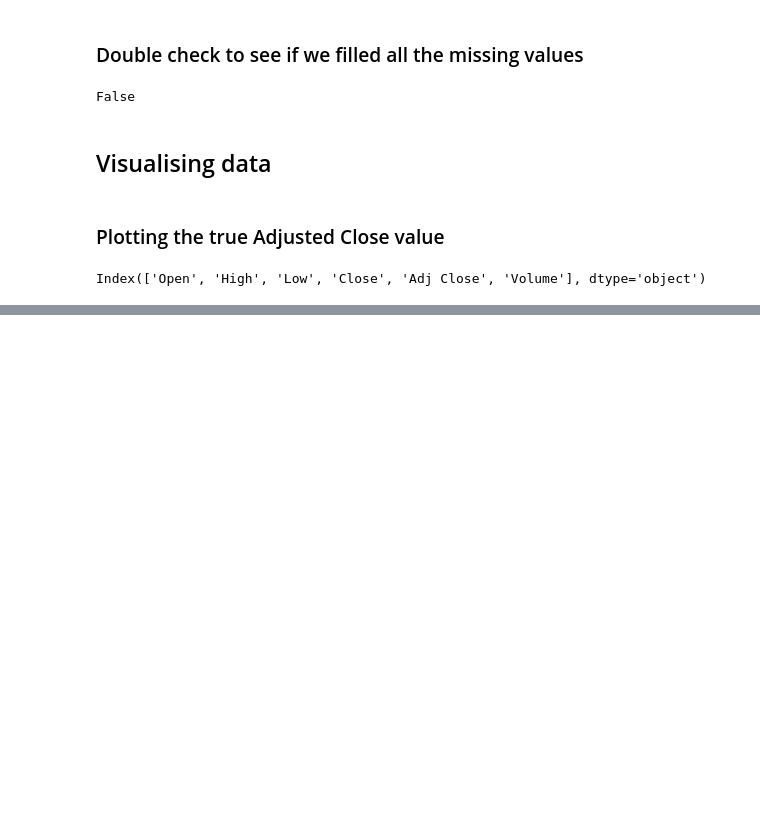
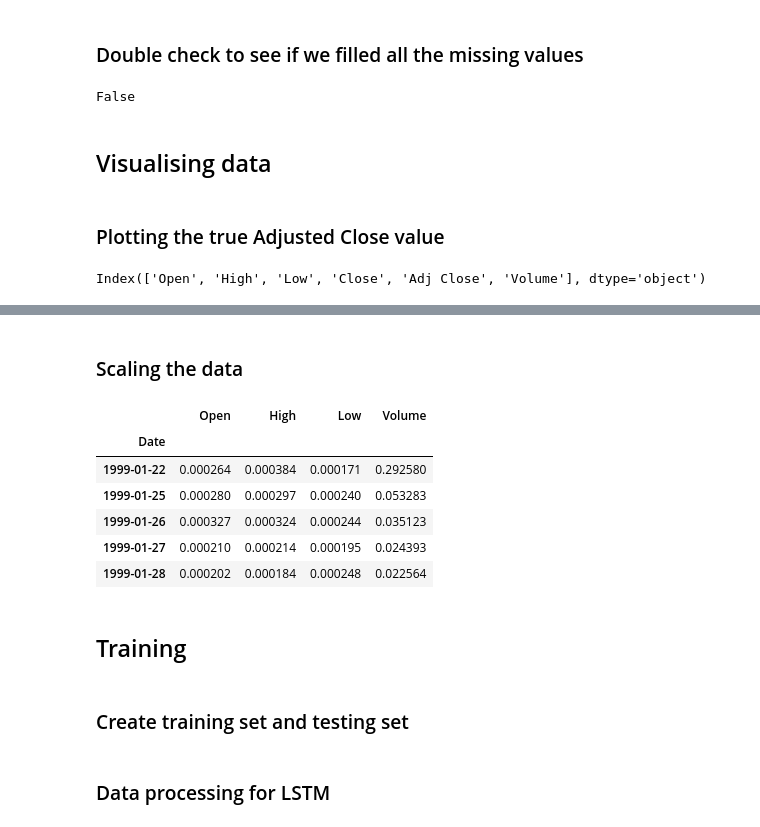
Before and after one commit to albertoscala/Stock-Price-Prediction, a Jupyter notebook: stock-price-prediction.ipynb, the cells around one changed output, grey strips where cells are left out. Saved outputs shown, nothing was run; the diff lists cells and outputs as text; code cells hidden in the pictures; blank space fills up the shorter version.

```diff
--- a/stock-price-prediction.ipynb
+++ b/stock-price-prediction.ipynb
@@ -100,0 +104,25 @@ df['Adj Close'].plot(figsize=(16, 9))
+# %%
+# Value of the stock at the end of the day to predict
+predict = pd.DataFrame(df['Adj Close'])
+
+# Features to use to predict the value of the stock
+features = ['Open', 'High', 'Low', 'Volume']
+# %% [markdown]
+### Scaling the data
+# %%
+scaler = MinMaxScaler()
+features_normalised = scaler.fit_transform(df[features])
+features_normalised = pd.DataFrame(columns=features, data=features_normalised, index=df.index)
+features_normalised.head()
+# %% [output]
+|  | Open | High | Low | Volume |
+| Date |  |  |  |  |
+| 1999-01-22 | 0.000264 | 0.000384 | 0.000171 | 0.292580 |
+| 1999-01-25 | 0.000280 | 0.000297 | 0.000240 | 0.053283 |
+| 1999-01-26 | 0.000327 | 0.000324 | 0.000244 | 0.035123 |
+| 1999-01-27 | 0.000210 | 0.000214 | 0.000195 | 0.024393 |
+| 1999-01-28 | 0.000202 | 0.000184 | 0.000248 | 0.022564 |
+# %% [markdown]
+## Training
+# %% [markdown]
+### Create training set and testing set
@@ -100,0 +135,2 @@ df['Adj Close'].plot(figsize=(16, 9))
+# %% [markdown]
+### Data processing for LSTM
```
Also changed, not shown: parts of 14 cells of this notebook, 2 other files.
